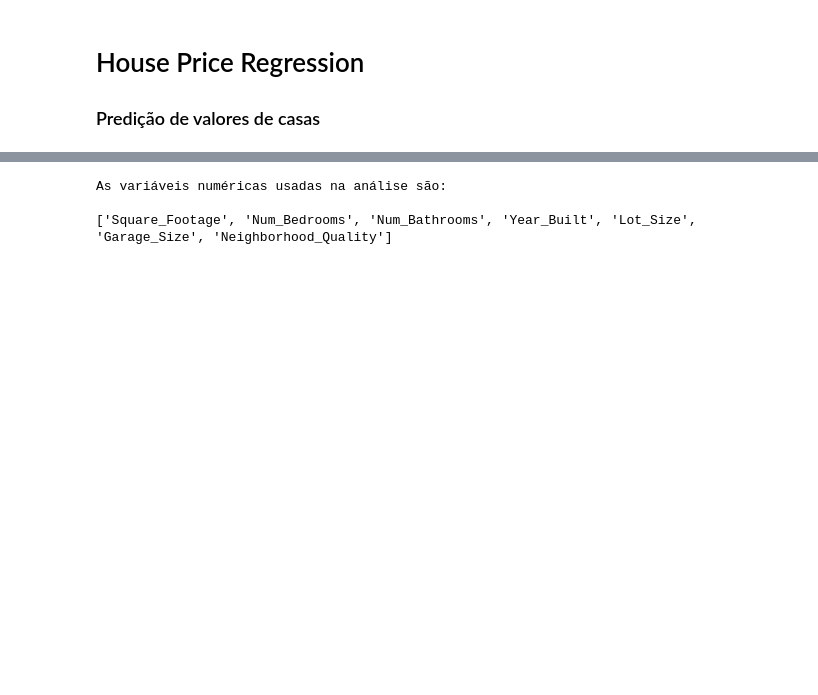
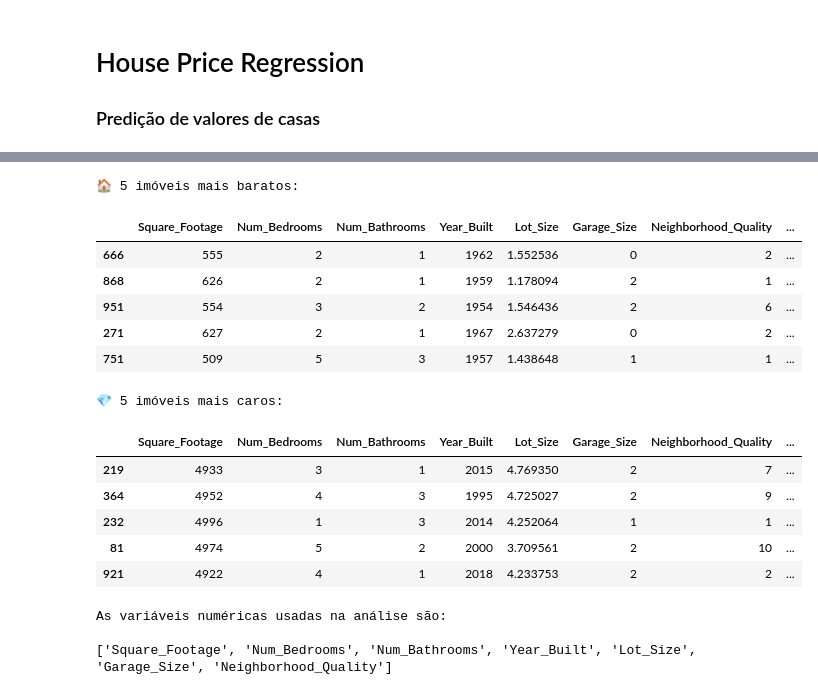
Before and after one commit to Julia-Albertim/Pred_valores_casas, a Jupyter notebook: Pred_valores_casas.ipynb, the cells around one changed output, grey strips where cells are left out. Saved outputs shown, nothing was run; the diff lists cells and outputs as text; code cells hidden in the pictures; blank space fills up the shorter version.

```diff
--- a/Pred_valores_casas.ipynb
+++ b/Pred_valores_casas.ipynb
@@ -79,6 +76,36 @@ plt.show()
 | 75% | 3849.500000 | 4.000000 | 3.000000 | 2004.250000 | 3.923317 | 2.000000 | 8.000000 | ... |
 | max | 4999.000000 | 5.000000 | 3.000000 | 2022.000000 | 4.989303 | 2.000000 | 10.000000 | ... |
 [figure]
+# %%
+# === Top 5 e Bottom 5 valores do dataset ===
+
+coluna_preco = 'House_Price'
+
+# Ordenar o dataset pelo preço
+df_ordenado = df.sort_values(by=coluna_preco, ascending=True)
+
+# 5 mais baratos
+print("🏠 5 imóveis mais baratos:")
+display(df_ordenado.head(5))
+
+# 5 mais caros
+print("\n💎 5 imóveis mais caros:")
+display(df_ordenado.tail(5))
+# %% [output]
+🏠 5 imóveis mais baratos:
+|  | Square_Footage | Num_Bedrooms | Num_Bathrooms | Year_Built | Lot_Size | Garage_Size | Neighborhood_Quality | ... |
+| 666 | 555 | 2 | 1 | 1962 | 1.552536 | 0 | 2 | ... |
+| 868 | 626 | 2 | 1 | 1959 | 1.178094 | 2 | 1 | ... |
+| 951 | 554 | 3 | 2 | 1954 | 1.546436 | 2 | 6 | ... |
+| 271 | 627 | 2 | 1 | 1967 | 2.637279 | 0 | 2 | ... |
+| 751 | 509 | 5 | 3 | 1957 | 1.438648 | 1 | 1 | ... |
+💎 5 imóveis mais caros:
+|  | Square_Footage | Num_Bedrooms | Num_Bathrooms | Year_Built | Lot_Size | Garage_Size | Neighborhood_Quality | ... |
+| 219 | 4933 | 3 | 1 | 2015 | 4.769350 | 2 | 7 | ... |
+| 364 | 4952 | 4 | 3 | 1995 | 4.725027 | 2 | 9 | ... |
+| 232 | 4996 | 1 | 3 | 2014 | 4.252064 | 1 | 1 | ... |
+| 81 | 4974 | 5 | 2 | 2000 | 3.709561 | 2 | 10 | ... |
+| 921 | 4922 | 4 | 1 | 2018 | 4.233753 | 2 | 2 | ... |
 # %%
 
 # Relação entre algumas variáveis e o preço
```
Also changed, not shown: parts of 8 cells of this notebook, 8 other files.
